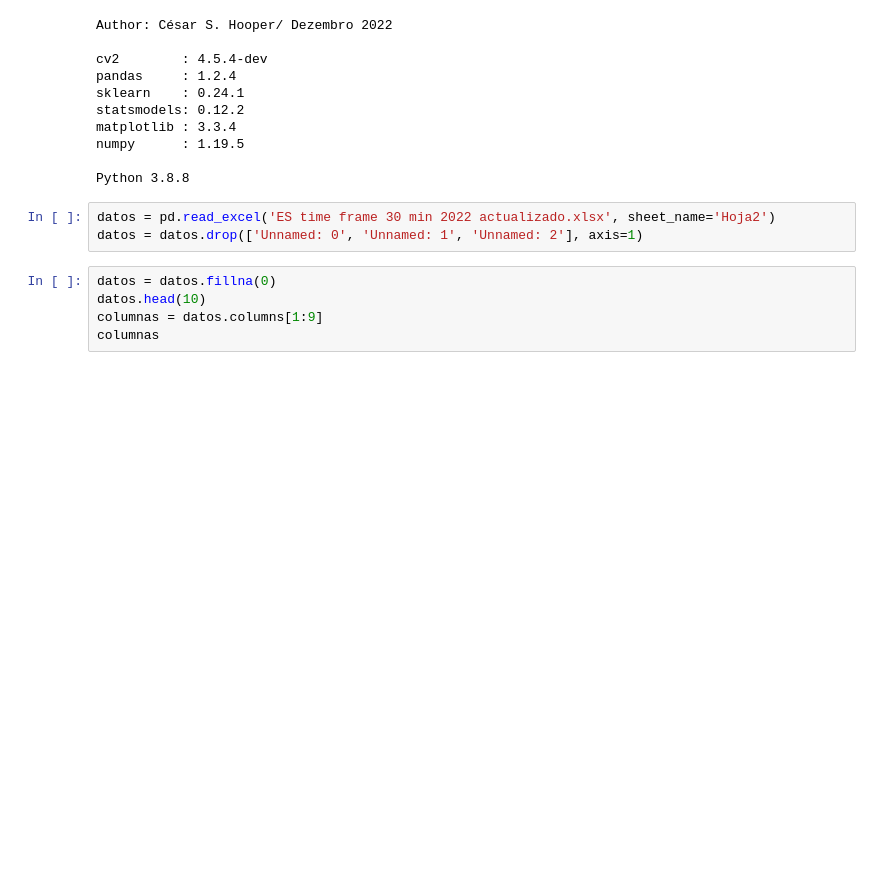
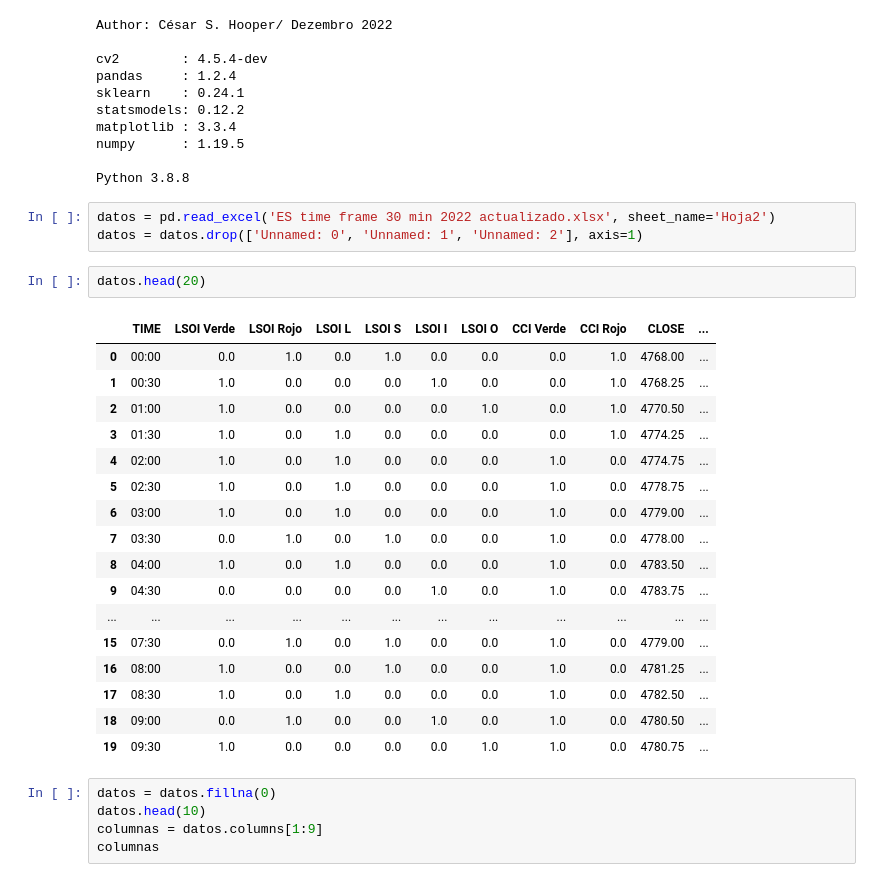
Before and after one commit to hoopercesar/Machine-Learning-Projects, a Jupyter notebook: 30MIN ACTUALIZADO.ipynb, the cells around one changed output. Drawn from its saved outputs; the diff is of its cells as text; blank space fills up the shorter version.

```diff
--- a/30MIN ACTUALIZADO.ipynb
+++ b/30MIN ACTUALIZADO.ipynb
@@ -45,6 +45,26 @@ Python 3.8.8
 # %%
 datos = pd.read_excel('ES time frame 30 min 2022 actualizado.xlsx', sheet_name='Hoja2')
 datos = datos.drop(['Unnamed: 0', 'Unnamed: 1', 'Unnamed: 2'], axis=1)
+# %%
+datos.head(20)
+# %% [output]
+|  | TIME | LSOI Verde | LSOI Rojo | LSOI L | LSOI S | LSOI I | LSOI O | CCI Verde | CCI Rojo | CLOSE | ... |
+| 0 | 00:00 | 0.0 | 1.0 | 0.0 | 1.0 | 0.0 | 0.0 | 0.0 | 1.0 | 4768.00 | ... |
+| 1 | 00:30 | 1.0 | 0.0 | 0.0 | 0.0 | 1.0 | 0.0 | 0.0 | 1.0 | 4768.25 | ... |
+| 2 | 01:00 | 1.0 | 0.0 | 0.0 | 0.0 | 0.0 | 1.0 | 0.0 | 1.0 | 4770.50 | ... |
+| 3 | 01:30 | 1.0 | 0.0 | 1.0 | 0.0 | 0.0 | 0.0 | 0.0 | 1.0 | 4774.25 | ... |
+| 4 | 02:00 | 1.0 | 0.0 | 1.0 | 0.0 | 0.0 | 0.0 | 1.0 | 0.0 | 4774.75 | ... |
+| 5 | 02:30 | 1.0 | 0.0 | 1.0 | 0.0 | 0.0 | 0.0 | 1.0 | 0.0 | 4778.75 | ... |
+| 6 | 03:00 | 1.0 | 0.0 | 1.0 | 0.0 | 0.0 | 0.0 | 1.0 | 0.0 | 4779.00 | ... |
+| 7 | 03:30 | 0.0 | 1.0 | 0.0 | 1.0 | 0.0 | 0.0 | 1.0 | 0.0 | 4778.00 | ... |
+| 8 | 04:00 | 1.0 | 0.0 | 1.0 | 0.0 | 0.0 | 0.0 | 1.0 | 0.0 | 4783.50 | ... |
+| 9 | 04:30 | 0.0 | 0.0 | 0.0 | 0.0 | 1.0 | 0.0 | 1.0 | 0.0 | 4783.75 | ... |
+| ... | ... | ... | ... | ... | ... | ... | ... | ... | ... | ... | ... |
+| 15 | 07:30 | 0.0 | 1.0 | 0.0 | 1.0 | 0.0 | 0.0 | 1.0 | 0.0 | 4779.00 | ... |
+| 16 | 08:00 | 1.0 | 0.0 | 0.0 | 1.0 | 0.0 | 0.0 | 1.0 | 0.0 | 4781.25 | ... |
+| 17 | 08:30 | 1.0 | 0.0 | 1.0 | 0.0 | 0.0 | 0.0 | 1.0 | 0.0 | 4782.50 | ... |
+| 18 | 09:00 | 0.0 | 1.0 | 0.0 | 0.0 | 1.0 | 0.0 | 1.0 | 0.0 | 4780.50 | ... |
+| 19 | 09:30 | 1.0 | 0.0 | 0.0 | 0.0 | 0.0 | 1.0 | 1.0 | 0.0 | 4780.75 | ... |
 # %%
 datos = datos.fillna(0)
 datos.head(10)
```
Also changed, not shown: parts of 8 cells of this notebook.
